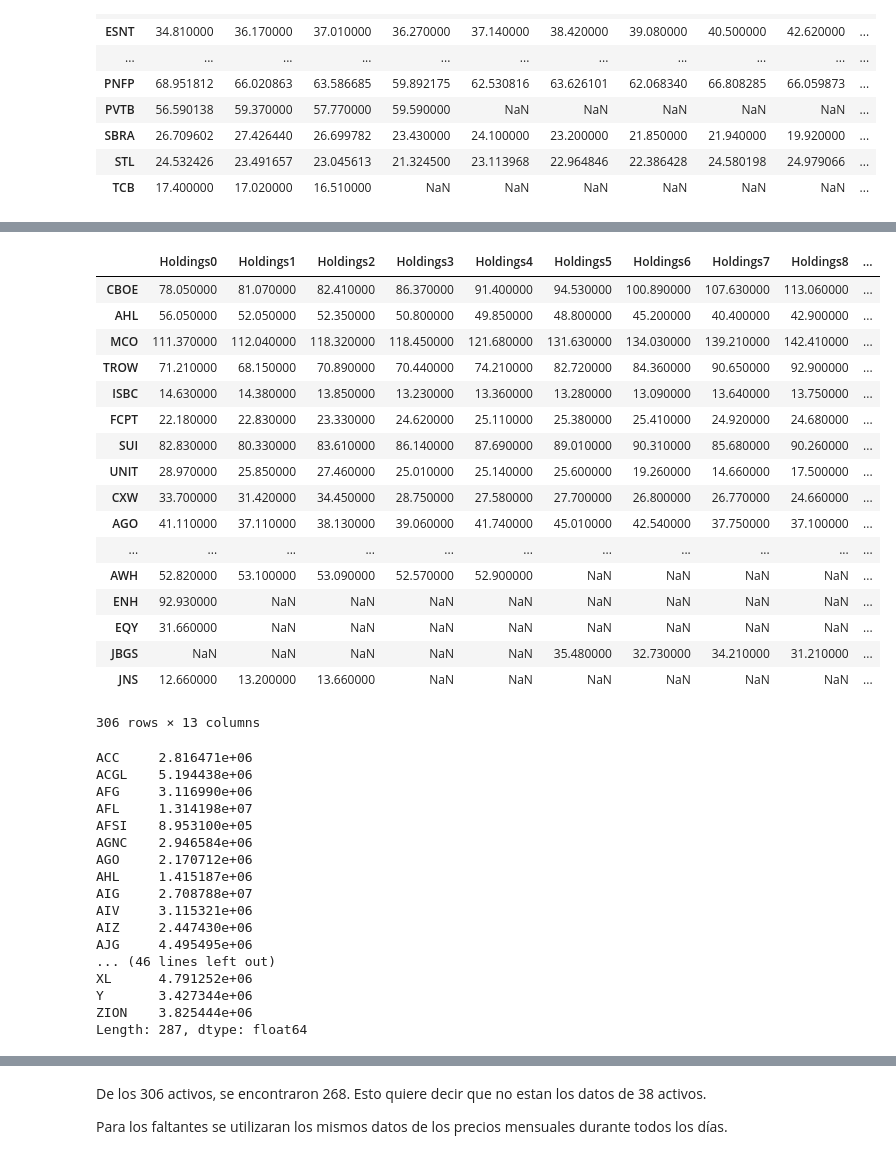
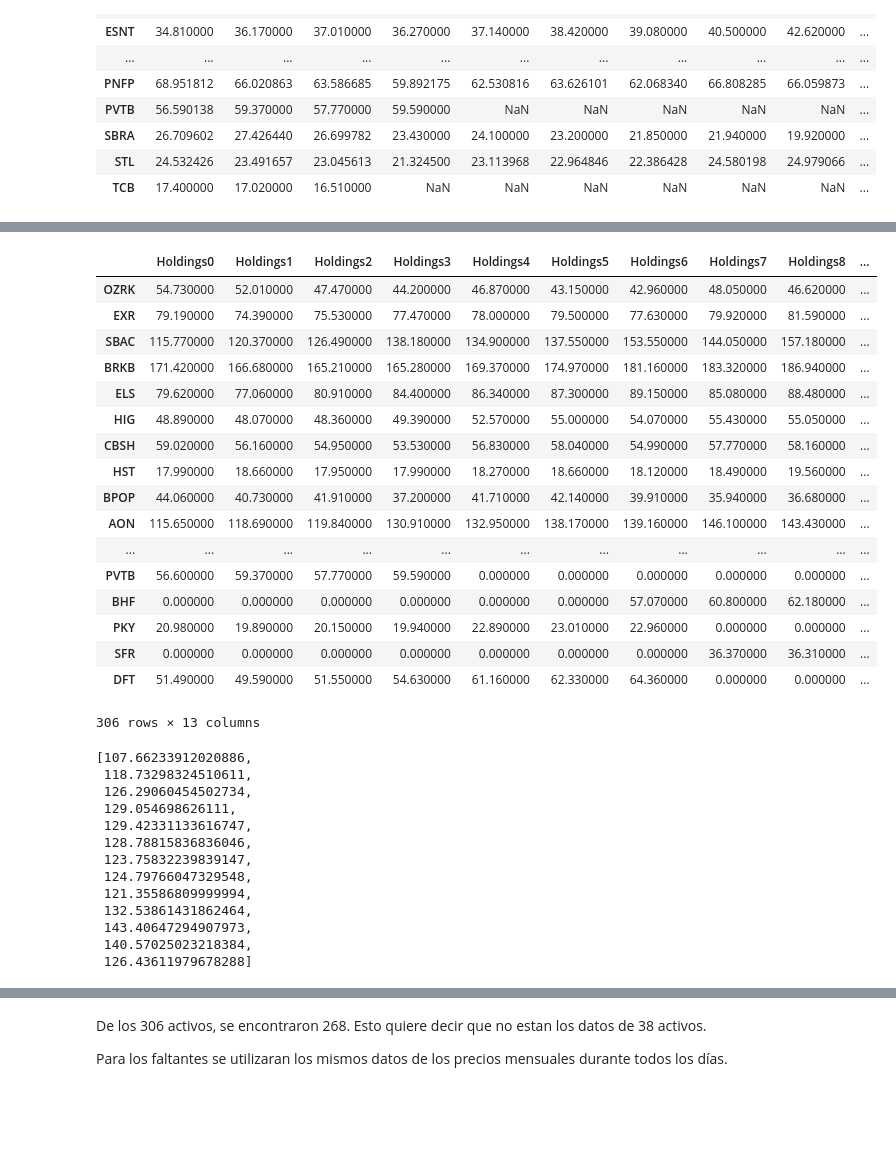
Before and after one commit to Marisolcantarero95/TRADING, a Jupyter notebook: Lab1_EqA/A_myst_Laboratorio1.ipynb, the cells around one changed output, grey strips where cells are left out. Saved outputs shown, nothing was run; the diff lists cells and outputs as text; code cells hidden in the pictures; blank space fills up the shorter version.

```diff
--- a/Lab1_EqA/A_myst_Laboratorio1.ipynb
+++ b/Lab1_EqA/A_myst_Laboratorio1.ipynb
@@ -254,56 +255,52 @@ na_free
 # %%
 #Para los que ya no se encontraron se pondrán los datos que estaban y se rellenaran los vacios con 0.
 faltantes = list(set(Prices.index)- set(na_free.index))
-faltantes = pd.DataFrame([Prices.loc[i] for i in faltantes])#.fillna(0)
+faltantes = pd.DataFrame([Prices.loc[i] for i in faltantes]).fillna(0)
 na_free = na_free.append(faltantes)
 #Igualando a Prices ( es lo mismo pero ya con información completa)
 Prices_F = na_free
 Prices_F
 # %% [output]
 |  | Holdings0 | Holdings1 | Holdings2 | Holdings3 | Holdings4 | Holdings5 | Holdings6 | Holdings7 | Holdings8 | ... |
-| CBOE | 78.050000 | 81.070000 | 82.410000 | 86.370000 | 91.400000 | 94.530000 | 100.890000 | 107.630000 | 113.060000 | ... |
-| AHL | 56.050000 | 52.050000 | 52.350000 | 50.800000 | 49.850000 | 48.800000 | 45.200000 | 40.400000 | 42.900000 | ... |
-| MCO | 111.370000 | 112.040000 | 118.320000 | 118.450000 | 121.680000 | 131.630000 | 134.030000 | 139.210000 | 142.410000 | ... |
-| TROW | 71.210000 | 68.150000 | 70.890000 | 70.440000 | 74.210000 | 82.720000 | 84.360000 | 90.650000 | 92.900000 | ... |
-| ISBC | 14.630000 | 14.380000 | 13.850000 | 13.230000 | 13.360000 | 13.280000 | 13.090000 | 13.640000 | 13.750000 | ... |
-| FCPT | 22.180000 | 22.830000 | 23.330000 | 24.620000 | 25.110000 | 25.380000 | 25.410000 | 24.920000 | 24.680000 | ... |
-| SUI | 82.830000 | 80.330000 | 83.610000 | 86.140000 | 87.690000 | 89.010000 | 90.310000 | 85.680000 | 90.260000 | ... |
-| UNIT | 28.970000 | 25.850000 | 27.460000 | 25.010000 | 25.140000 | 25.600000 | 19.260000 | 14.660000 | 17.500000 | ... |
-| CXW | 33.700000 | 31.420000 | 34.450000 | 28.750000 | 27.580000 | 27.700000 | 26.800000 | 26.770000 | 24.660000 | ... |
-| AGO | 41.110000 | 37.110000 | 38.130000 | 39.060000 | 41.740000 | 45.010000 | 42.540000 | 37.750000 | 37.100000 | ... |
+| OZRK | 54.730000 | 52.010000 | 47.470000 | 44.200000 | 46.870000 | 43.150000 | 42.960000 | 48.050000 | 46.620000 | ... |
+| EXR | 79.190000 | 74.390000 | 75.530000 | 77.470000 | 78.000000 | 79.500000 | 77.630000 | 79.920000 | 81.590000 | ... |
+| SBAC | 115.770000 | 120.370000 | 126.490000 | 138.180000 | 134.900000 | 137.550000 | 153.550000 | 144.050000 | 157.180000 | ... |
+| BRKB | 171.420000 | 166.680000 | 165.210000 | 165.280000 | 169.370000 | 174.970000 | 181.160000 | 183.320000 | 186.940000 | ... |
+| ELS | 79.620000 | 77.060000 | 80.910000 | 84.400000 | 86.340000 | 87.300000 | 89.150000 | 85.080000 | 88.480000 | ... |
+| HIG | 48.890000 | 48.070000 | 48.360000 | 49.390000 | 52.570000 | 55.000000 | 54.070000 | 55.430000 | 55.050000 | ... |
+| CBSH | 59.020000 | 56.160000 | 54.950000 | 53.530000 | 56.830000 | 58.040000 | 54.990000 | 57.770000 | 58.160000 | ... |
+| HST | 17.990000 | 18.660000 | 17.950000 | 17.990000 | 18.270000 | 18.660000 | 18.120000 | 18.490000 | 19.560000 | ... |
+| BPOP | 44.060000 | 40.730000 | 41.910000 | 37.200000 | 41.710000 | 42.140000 | 39.910000 | 35.940000 | 36.680000 | ... |
+| AON | 115.650000 | 118.690000 | 119.840000 | 130.910000 | 132.950000 | 138.170000 | 139.160000 | 146.100000 | 143.430000 | ... |
 | ... | ... | ... | ... | ... | ... | ... | ... | ... | ... | ... |
-| AWH | 52.820000 | 53.100000 | 53.090000 | 52.570000 | 52.900000 | NaN | NaN | NaN | NaN | ... |
-| ENH | 92.930000 | NaN | NaN | NaN | NaN | NaN | NaN | NaN | NaN | ... |
-| EQY | 31.660000 | NaN | NaN | NaN | NaN | NaN | NaN | NaN | NaN | ... |
-| JBGS | NaN | NaN | NaN | NaN | NaN | 35.480000 | 32.730000 | 34.210000 | 31.210000 | ... |
-| JNS | 12.660000 | 13.200000 | 13.660000 | NaN | NaN | NaN | NaN | NaN | NaN | ... |
+| PVTB | 56.600000 | 59.370000 | 57.770000 | 59.590000 | 0.000000 | 0.000000 | 0.000000 | 0.000000 | 0.000000 | ... |
+| BHF | 0.000000 | 0.000000 | 0.000000 | 0.000000 | 0.000000 | 0.000000 | 57.070000 | 60.800000 | 62.180000 | ... |
+| PKY | 20.980000 | 19.890000 | 20.150000 | 19.940000 | 22.890000 | 23.010000 | 22.960000 | 0.000000 | 0.000000 | ... |
+| SFR | 0.000000 | 0.000000 | 0.000000 | 0.000000 | 0.000000 | 0.000000 | 0.000000 | 36.370000 | 36.310000 | ... |
+| DFT | 51.490000 | 49.590000 | 51.550000 | 54.630000 | 61.160000 | 62.330000 | 64.360000 | 0.000000 | 0.000000 | ... |
 306 rows × 13 columns
 # %%
-def nav1(precios,narch):
+def nav_reb(precios,narch):
     nav1 = []
     for i in range(narch):
         quitar = list(set(Prices_F.index)-set(tickers[0]))
         mult = Prices_F['Holdings'+str(i)+''].drop(quitar) * Shares['Holdings'+str(0)+''].drop(quitar)
         mult.loc['USD'] = mult.loc['USD']/100
-        nav1.append(mult) #/ str_to_float(shares)[i]))
+        nav1.append((sum(mult)) / str_to_float(shares)[i])
     return nav1
-navA = nav1(Prices_F,narch)
-navA[1].dropna()
+navB = nav_reb(Prices_F,narch)
+navB
 # %% [output]
-ACC     2.816471e+06
-ACGL    5.194438e+06
-AFG     3.116990e+06
-AFL     1.314198e+07
-AFSI    8.953100e+05
-AGNC    2.946584e+06
-AGO     2.170712e+06
-AHL     1.415187e+06
-AIG     2.708788e+07
-AIV     3.115321e+06
-AIZ     2.447430e+06
-AJG     4.495495e+06
-... (46 lines left out)
-XL      4.791252e+06
-Y       3.427344e+06
-ZION    3.825444e+06
-Length: 287, dtype: float64
+[107.66233912020886,
+ 118.73298324510611,
+ 126.29060454502734,
+ 129.054698626111,
+ 129.42331133616747,
+ 128.78815836836046,
+ 123.75832239839147,
+ 124.79766047329548,
+ 121.35586809999994,
+ 132.53861431862464,
+ 143.40647294907973,
+ 140.57025023218384,
+ 126.43611979678288]
```
Also changed, not shown: parts of 17 cells of this notebook.
